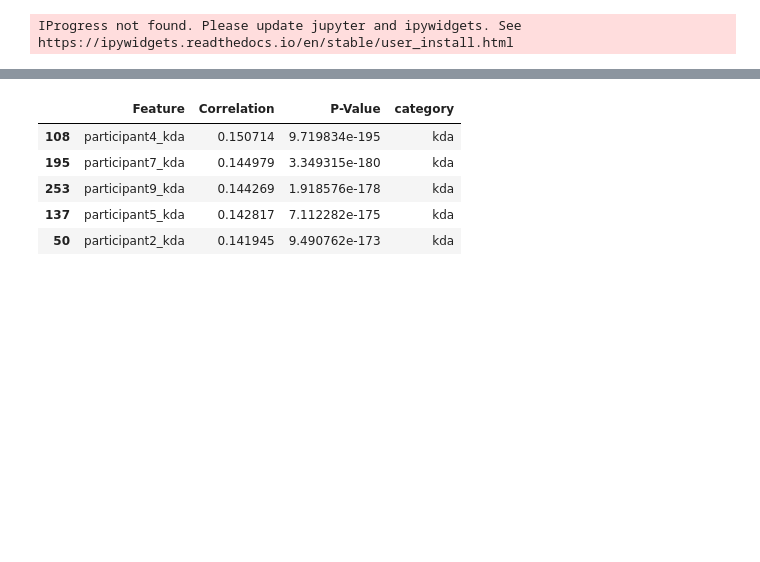
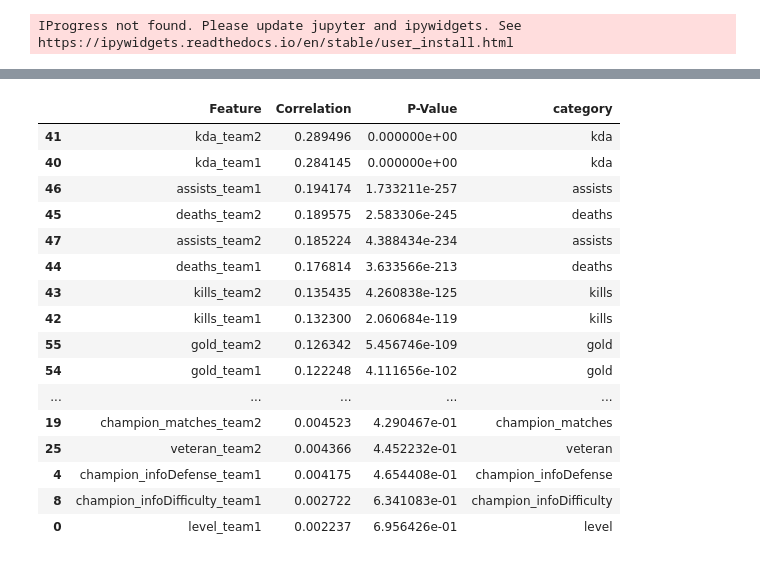
Before and after one commit to MoritzPalm/LeagueOfLegendsWinPrediction, a Jupyter notebook: Exploration/FeatureSelection.ipynb, the cells around one changed output, grey strips where cells are left out. Drawn from its saved outputs; the diff is of its cells as text; code cells hidden in the pictures; blank space fills up the shorter version.

```diff
--- a/Exploration/FeatureSelection.ipynb
+++ b/Exploration/FeatureSelection.ipynb
@@ -86,3 +79,6 @@ dropped 12710 rows
+# %%
+df = pd.read_pickle('../data/static_16_12_23/processed/merged_only/train_static.pkl')
+df_val = pd.read_pickle('../data/static_16_12_23/processed/merged_only/val_static.pkl')
 # %%
 len(df)
 # %% [output]
@@ -123,5 +114,7 @@ Name: label, Length: 301, dtype: float64
 # %%
 nunique = df.nunique()
 cols_to_drop = nunique[nunique == 1].index
-cols_to_drop
+print(cols_to_drop)
+df.drop(cols_to_drop, axis=1, inplace=True)
+df_val.drop(cols_to_drop, axis=1, inplace=True)
 # %% [output]
@@ -156,17 +172,27 @@ results_df
 # %%
 results_df['Correlation'] = results_df['Correlation'].abs().sort_values(ascending=False)
 # %%
-results_df['category'] = results_df['Feature'].str.extract(r'(participant\d+)_(\w+)', expand=False)[1]
-#pd.set_option('display.max_rows', results_df.shape[0]+1)
-pd.set_option('display.max_rows', 10)
-results_df.head()
+results_df['category'] = results_df['Feature'].str.extract(r'(\w+)_team(\d)', expand=False)[0]
+pd.set_option('display.max_rows', results_df.shape[0]+1)
+results_df.sort_values(by='Correlation', ascending=False, key=abs)
 # %% [output]
 |  | Feature | Correlation | P-Value | category |
-| 108 | participant4_kda | 0.150714 | 9.719834e-195 | kda |
-| 195 | participant7_kda | 0.144979 | 3.349315e-180 | kda |
-| 253 | participant9_kda | 0.144269 | 1.918576e-178 | kda |
-| 137 | participant5_kda | 0.142817 | 7.112282e-175 | kda |
-| 50 | participant2_kda | 0.141945 | 9.490762e-173 | kda |
+| 41 | kda_team2 | 0.289496 | 0.000000e+00 | kda |
+| 40 | kda_team1 | 0.284145 | 0.000000e+00 | kda |
+| 46 | assists_team1 | 0.194174 | 1.733211e-257 | assists |
+| 45 | deaths_team2 | 0.189575 | 2.583306e-245 | deaths |
+| 47 | assists_team2 | 0.185224 | 4.388434e-234 | assists |
+| 44 | deaths_team1 | 0.176814 | 3.633566e-213 | deaths |
+| 43 | kills_team2 | 0.135435 | 4.260838e-125 | kills |
+| 42 | kills_team1 | 0.132300 | 2.060684e-119 | kills |
+| 55 | gold_team2 | 0.126342 | 5.456746e-109 | gold |
+| 54 | gold_team1 | 0.122248 | 4.111656e-102 | gold |
+| ... | ... | ... | ... | ... |
+| 19 | champion_matches_team2 | 0.004523 | 4.290467e-01 | champion_matches |
+| 25 | veteran_team2 | 0.004366 | 4.452232e-01 | veteran |
+| 4 | champion_infoDefense_team1 | 0.004175 | 4.654408e-01 | champion_infoDefense |
+| 8 | champion_infoDifficulty_team1 | 0.002722 | 6.341083e-01 | champion_infoDifficulty |
+| 0 | level_team1 | 0.002237 | 6.956426e-01 | level |
 # %%
 average_per_category = results_df.groupby('category')['Correlation'].mean().sort_values(ascending=False)
 df_avg = average_per_category.reset_index()
```
Also changed, not shown: parts of 35 cells of this notebook, 5 other files.
